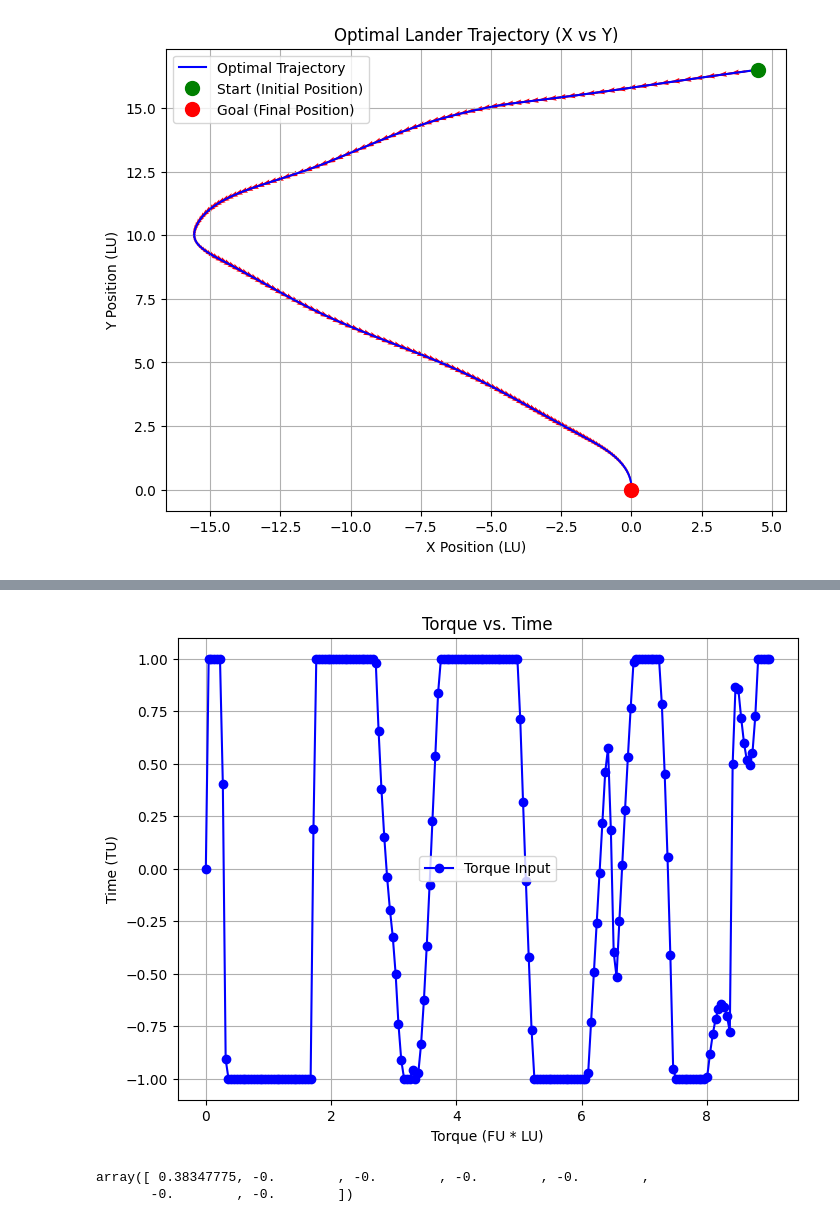
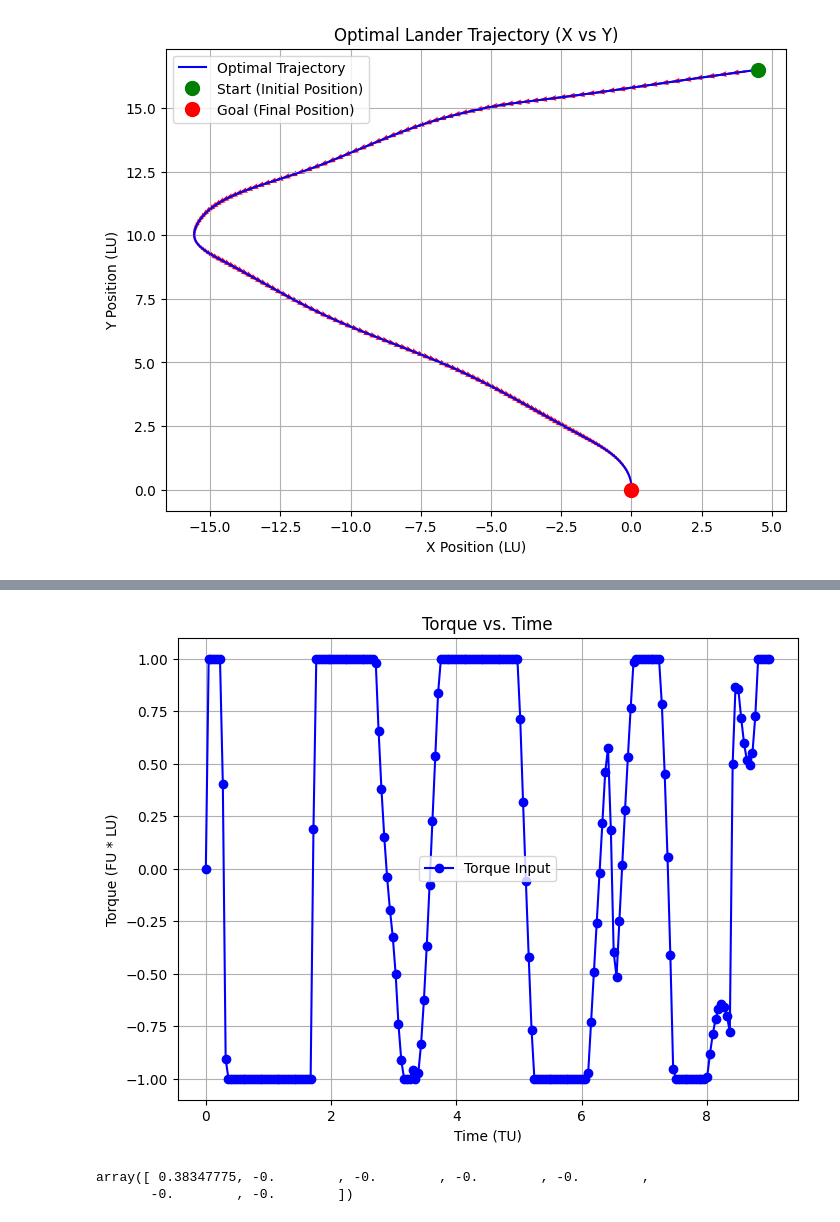
Before and after one commit to jgeldenbott/AA-528-Final, a Jupyter notebook: planar_optimal_descent.ipynb, the cells around one changed output, grey strips where cells are left out. Saved outputs shown, nothing was run; the diff lists cells and outputs as text; code cells hidden in the pictures.

```diff
--- a/planar_optimal_descent.ipynb
+++ b/planar_optimal_descent.ipynb
@@ -366,21 +366,21 @@ plt.show()
 # %%
 # Plot the trajectory
 ts = np.linspace(0, t_f, N)
 
 plt.figure(figsize=(8, 6))
 plt.plot(ts, u.value[:, 1], 'bo-', label="Torque Input")  # Blue line with circles
 
 # Labels and formatting
-plt.xlabel("Torque (FU * LU)")
-plt.ylabel("Time (TU)")
+plt.ylabel("Torque (FU * LU)")
+plt.xlabel("Time (TU)")
 plt.title("Torque vs. Time")
 plt.legend()
 plt.grid(True)
 
 # Show the plot
 plt.show()
 # %% [output]
-[figure, old version]
+[figure, new version]
 # %%
 x.value[-1]
 # %% [output]
```
Also changed, not shown: parts of 2 cells of this notebook.
